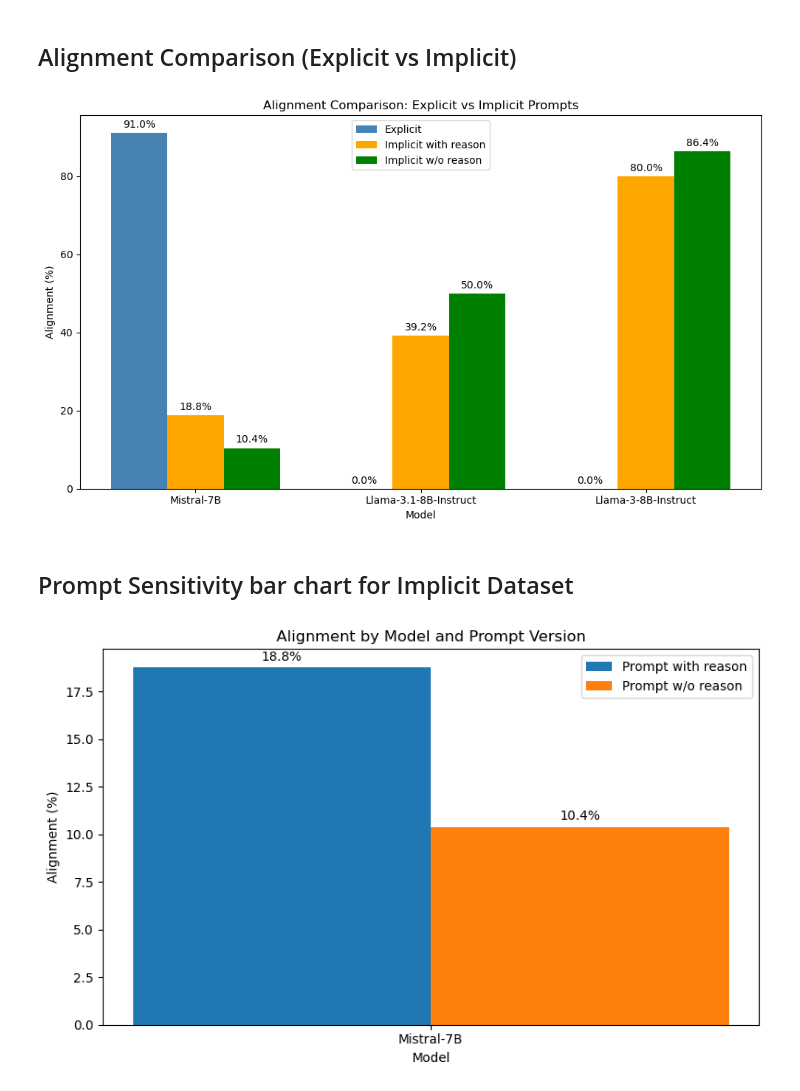
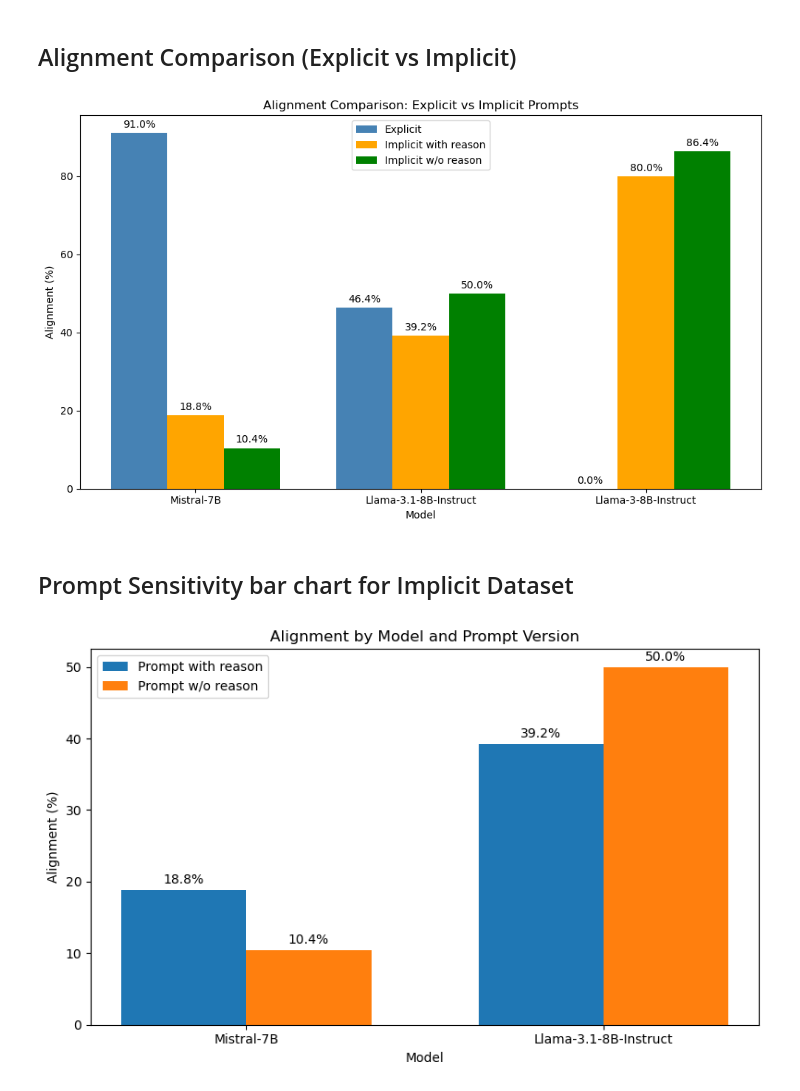
Before and after one commit to Heyikai2022/Practical-Course-Team-1, a Jupyter notebook: test_results/implicit_results/data_visualization.ipynb, the cells around one changed output. Drawn from its saved outputs; the diff is of its cells as text; code cells hidden in the pictures.

```diff
--- a/test_results/implicit_results/data_visualization.ipynb
+++ b/test_results/implicit_results/data_visualization.ipynb
@@ -8,7 +8,7 @@ import numpy as np
 # Model alignment data TODO: Update as needed!
 data = {
     "Model": ["Mistral-7B","Llama-3.1-8B-Instruct","Llama-3-8B-Instruct"],
-    "Explicit": [91.0, 0, 0],       # Explicit dataset correctness rate (%)
+    "Explicit": [91.0, 46.4, 0],       # Explicit dataset correctness rate (%)
     "Implicit with reason": [18.8, 39.2, 80],      # Implicit dataset Prompt with reason correctness rate (%)
     "Implicit w/o reason": [10.4, 50, 86.4]        # Implicit dataset Prompt w/o reason correctness rate (%)
 }
@@ -49,7 +49,7 @@ add_labels(bars_implicit_b)
 plt.tight_layout()
 plt.show()
 # %% [output]
-[figure, old version]
+[figure, new version]
 # %% [markdown]
 ## Prompt Sensitivity bar chart for Implicit Dataset
 # %%
@@ -59,9 +59,9 @@ import numpy as np
 
 # Model alignment data TODO: Update as needed!
 data = {
-    "Model": ["Mistral-7B"],
-    "Prompt with reason": [18.8],
-    "Prompt w/o reason": [10.4]
+    "Model": ["Mistral-7B", "Llama-3.1-8B-Instruct"],
+    "Prompt with reason": [18.8, 39.2],
+    "Prompt w/o reason": [10.4, 50]
 }
 
 df = pd.DataFrame(data)
@@ -72,31 +72,31 @@ width = 0.35  # bar width
 
 fig, ax = plt.subplots(figsize=(8,5))
 
 bars_a = ax.bar(x - width/2, df['Prompt with reason'], width, label='Prompt with reason')
 bars_b = ax.bar(x + width/2, df['Prompt w/o reason'], width, label='Prompt w/o reason')
 
 # Labels and title
 ax.set_xlabel('Model')
 ax.set_ylabel('Alignment (%)')
 ax.set_title('Alignment by Model and Prompt Version')
 ax.set_xticks(x)
 ax.set_xticklabels(df['Model'])
 ax.legend()
 
 # Add value labels on bars
 def add_labels(bars):
     for bar in bars:
         height = bar.get_height()
         ax.annotate(f'{height:.1f}%',
                     xy=(bar.get_x() + bar.get_width() / 2, height),
                     xytext=(0, 3),  # 3 points vertical offset
                     textcoords="offset points",
                     ha='center', va='bottom')
 
 add_labels(bars_a)
 add_labels(bars_b)
 
 plt.tight_layout()
 plt.show()
 # %% [output]
-[figure, old version]
+[figure, new version]
```
Also changed, not shown: 1 other file.
